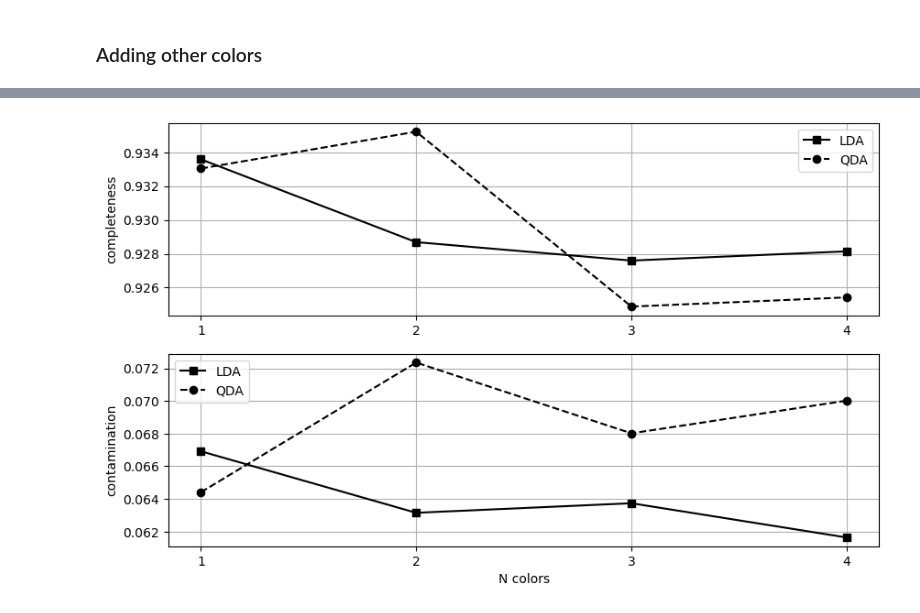
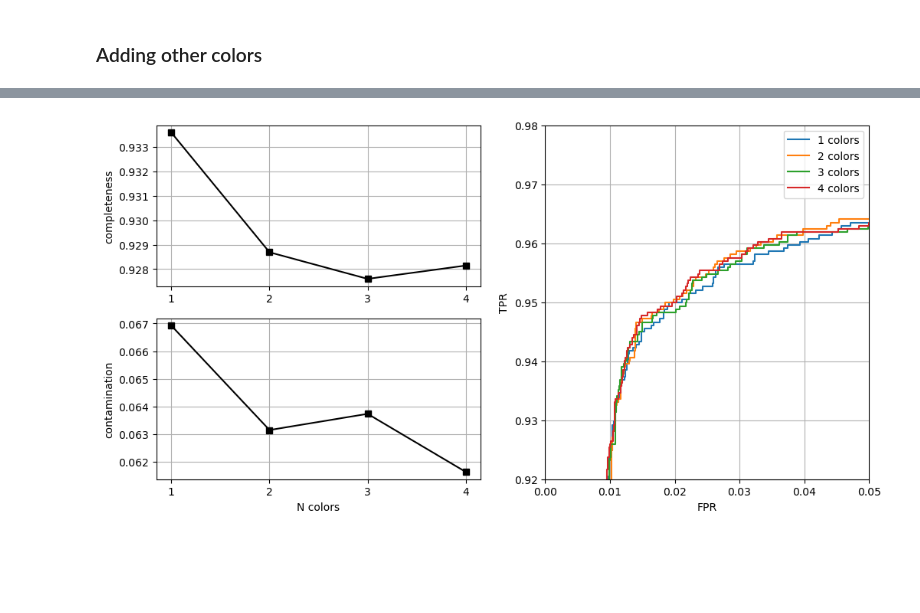
Before and after one commit to Amedeo1054/astrostat_mlearn, a Jupyter notebook: L19_galaxiesVSqso_classification.ipynb, the cells around one changed output, grey strips where cells are left out. Saved outputs shown, nothing was run; the diff lists cells and outputs as text; code cells hidden in the pictures; blank space fills up the shorter version.

```diff
--- a/L19_galaxiesVSqso_classification.ipynb
+++ b/L19_galaxiesVSqso_classification.ipynb
@@ -87,14 +57,7 @@ from astroML.utils import split_samples
 from astroML.utils import completeness_contamination
 from sklearn.metrics import precision_recall_curve, roc_curve
 # %%
-# Prepare data
-X = np.array([u_g, g_r, r_i, i_z]).T
-y = np.array(objclass)
+# Split data for training/test
+
 (X_train, X_test), (y_train, y_test) = split_samples(X, y, [0.75, 0.25], random_state=70)
-
-N_tot = len(y)
-N_st = np.sum(y == 0)
-N_rr = N_tot - N_st
-N_train = len(y_train)
-N_test = len(y_test)
 # %% [markdown]
@@ -107,7 +70,6 @@ xlim = [[-0.5, 2.5],
 
 fig = plt.figure(figsize=(10,8))
 
-predictions = []
 for i in range(4):
     clf = GaussianNB()
     clf.fit(X_train[:, i:i+1], y_train)
@@ -122,14 +84,14 @@ for i in range(4):
 
     ax = fig.add_subplot(2,2,i+1)
     ax.hist(X[:,i][(X[:,i]>xlim[i][0]) & (X[:,i]<xlim[i][1])], bins=50, density=True)
-    ax.plot(xx, Z[:, 0].reshape(xx.shape), 'r--')
+    ax.plot(xx, 1-Z[:, 0].reshape(xx.shape), 'r--')
     ax.axvline(xx[np.abs(Z[:,0] - 0.5).argmin()], c='k')
     ax.set_xlabel(labels[i])
     ax.set_xlim(xlim[i][0], xlim[i][1])
 
-    ax.hist(X[:,i][(X[:,i]>xlim[i][0]) & (X[:,i]<xlim[i][1]) & ([objclass[j]==0 for j in range(50000)])],
+    ax.hist(X[:,i][(X[:,i]>xlim[i][0]) & (X[:,i]<xlim[i][1]) & ([y[j]==0 for j in range(50000)])],
             bins=25, histtype='step', color='orange', density=True)
-    ax.hist(X[:,i][(X[:,i]>xlim[i][0]) & (X[:,i]<xlim[i][1]) & ([objclass[j]==1 for j in range(50000)])],
+    ax.hist(X[:,i][(X[:,i]>xlim[i][0]) & (X[:,i]<xlim[i][1]) & ([y[j]==1 for j in range(50000)])],
             bins=25, histtype='step', color='purple', density=True)
 
     ax.text(0.01, 0.99, "Completeness  = "+str(completeness)+"\nContamination = "+str(contamination), transform=ax.transAxes, ha='left', va='top', fontsize=8, bbox=dict(facecolor='white', alpha=0.8))
@@ -382,43 +212,46 @@ plt.show()
 # %%
 completenessLDA = []
 contaminationLDA = []
-completenessQDA = []
-contaminationQDA = []
+y_probLDA = []
 
-for i in range(4):
-    # perform LDA
+fig = plt.figure(figsize=(12,6))
+ax1 = fig.add_subplot(221)
+ax2 = fig.add_subplot(223)
+ax3 = fig.add_subplot(122)
+
+for nc in Ncolors:
     lda = LDA()
-    lda.fit(X_train[:, :i+1], y_train)
-    y_predLDA = lda.predict(X_test[:, :i+1])
-
-    # perform QDA
-    qda = QDA()
-    qda.fit(X_train[:, :i+1], y_train)
-    y_predQDA = qda.predict(X_test[:, :i+1])
+    lda.fit(X_train[:, :nc], y_train)
+    y_predLDA = lda.predict(X_test[:, :nc])
 
     completenessLDA.append( completeness_contamination(y_predLDA, y_test)[0] )
     contaminationLDA.append( completeness_contamination(y_predLDA, y_test)[1] )
 
-    completenessQDA.append( completeness_contamination(y_predQDA, y_test)[0] )
-    contaminationQDA.append( completeness_contamination(y_predQDA, y_test)[1] )
+    y_probLDA.append(lda.predict_proba(X_test[:,:nc])[:,1])
+    fpr, tpr, thresh = roc_curve(y_test, y_probLDA[-1])
+    ax3.plot(fpr, tpr, label=str(nc)+' colors')
 
-fig = plt.figure(figsize=(10,6))
-ax = fig.add_subplot(211)
-ax.plot(completenessLDA, 'sk-', label='LDA')
-ax.plot(completenessQDA, 'ok--', label='QDA')
-ax.grid()
-ax.set_xticks(np.arange(4),np.arange(1,5))
-ax.set_ylabel('completeness')
-ax.legend()
+# plot completeness and contamination
 
-ax = fig.add_subplot(212)
-ax.plot(contaminationLDA, 'sk-', label='LDA')
-ax.plot(contaminationQDA, 'ok--', label='QDA')
-ax.grid()
-ax.set_xticks(np.arange(4),np.arange(1,5))
-ax.set_xlabel('N colors')
-ax.set_ylabel('contamination')
-ax.legend()
+ax1.plot(Ncolors, completenessLDA, 'sk-')
+ax1.grid()
+ax1.set_xticks(np.arange(1,5))
+ax1.set_ylabel('completeness')
+
+ax2.plot(Ncolors, contaminationLDA, 'sk-')
+ax2.grid()
+ax2.set_xticks(np.arange(1,5))
+ax2.set_xlabel('N colors')
+ax2.set_ylabel('contamination')
+
+# plot ROC curve
+ax3.set_xlabel('FPR')
+ax3.set_ylabel('TPR')
+ax3.grid()
+ax3.legend()
+ax3.set_xlim(0,0.05)
+ax3.set_ylim(0.92,0.98)
+
 plt.show()
 # %% [output]
-[figure, old version]
+[figure, new version]
```
Also changed, not shown: parts of 37 cells of this notebook.
